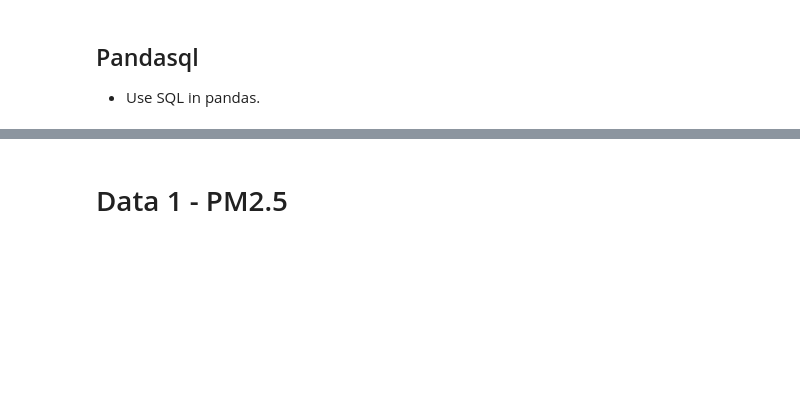
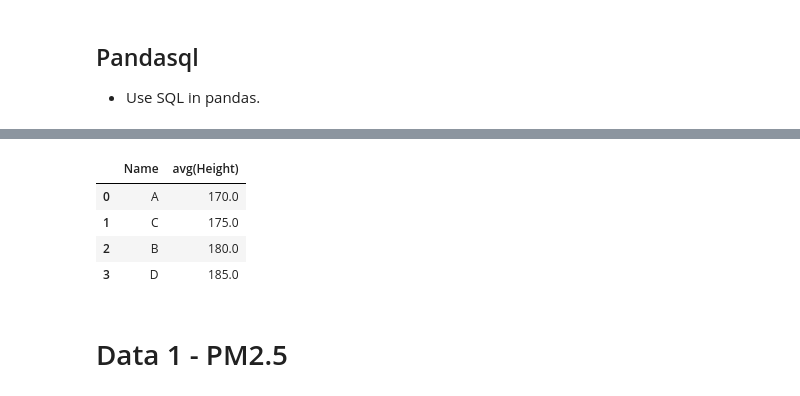
Before and after one commit to Coslate/DataMining_Lab2, a Jupyter notebook: DM106-2 Lab 2.ipynb, the cells around one changed output, grey strips where cells are left out. Drawn from its saved outputs; the diff is of its cells as text; code cells hidden in the pictures; blank space fills up the shorter version.

```diff
--- a/DM106-2 Lab 2.ipynb
+++ b/DM106-2 Lab 2.ipynb
@@ -177,7 +216,7 @@ ModuleNotFoundError: No module named 'pandasql'
 pysql = lambda x: pdsql.sqldf(x, globals())
 
 def pysql(x):
-    return pdsql.sqldf(x, globals()
+    return pdsql.sqldf(x, globals())
 df = pd.DataFrame([['A', 18, 170], ['B', 18, 180], ['C', 19, 175], ['D', 19, 185]], columns=["Name", "Age", "Height"])
 
 df1 = pysql("select Age, avg(Height) from df group by Age")
@@ -188,3 +229,13 @@ SyntaxError: invalid syntax (<ipython-input-17-9c29891776bf>, line 5)
+# %%
+df1 = pysql("select Name, avg(Height) from df group by Height")
+#會從globals()這個dict裡面查找df這個變數的value
+df1.head()
+# %% [output]
+|  | Name | avg(Height) |
+| 0 | A | 170.0 |
+| 1 | C | 175.0 |
+| 2 | B | 180.0 |
+| 3 | D | 185.0 |
 # %% [markdown]
 # Data 1 - PM2.5
 # %%
```
Also changed, not shown: parts of 13 cells of this notebook.
